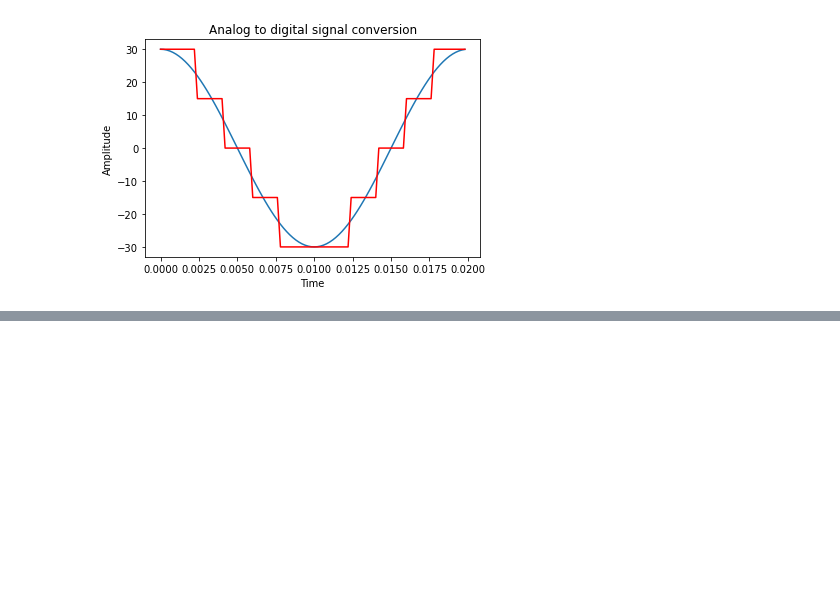
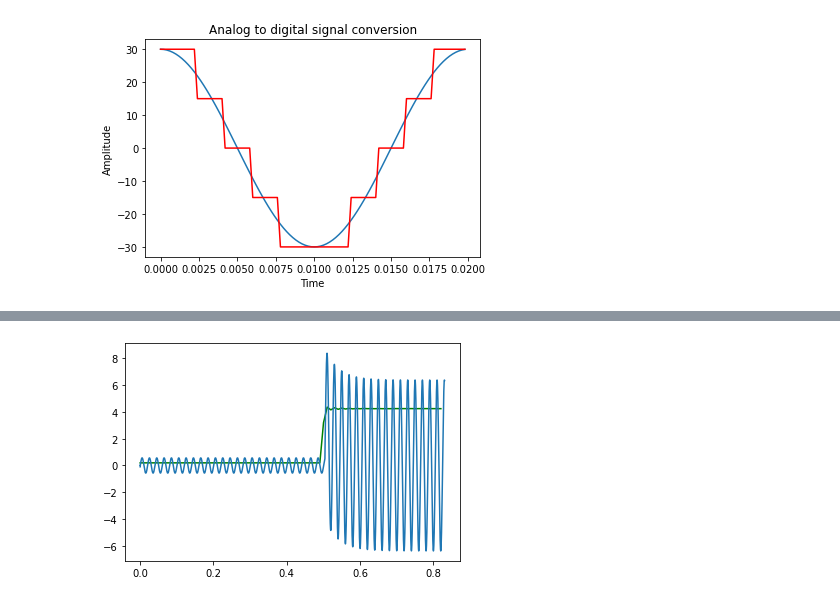
Before and after one commit to andresenrique08/Virtual_Relay_Course, a Jupyter notebook: Pruebitas_notebook.ipynb, the cells around one changed output, grey strips where cells are left out. Cells and saved outputs as stored; diff of their text form; code cells hidden in the pictures; blank space fills up the shorter version.

```diff
--- a/Untitled.ipynb
+++ b/Pruebitas_notebook.ipynb
@@ -173,0 +174,29 @@ quantizing signal size [-4.03874441  4.03874441  4.03874441  4.03874441  8.07748
+# %%
+# time, quantizing_signal: These are the vectors for the digital signal
+fs_cycle = fs/fk
+N=np.int(fs_cycle/2)
+N_tot = np.int(len(quantizing_signal)/N)
+Xc = [0]*N_tot
+Xs = [0]*N_tot
+t = [0]*N_tot
+
+#print(N)
+for i in np.arange(N_tot):
+    xi=quantizing_signal[i*N:i*N+N]
+    t[i]=time[i*N]
+    Xc_sum = 0
+    Xs_sum = 0
+    for k in np.arange(N):
+        Xc_temp=xi[k]*np.cos(2*np.pi*k/N)
+        Xc_sum=Xc_sum+Xc_temp
+        Xs_temp=xi[k]*np.sin(2*np.pi*k/N)
+        Xs_sum=Xs_sum+Xs_temp
+
+    Xc[i]= -np.pi/(2*N)*Xc_sum
+    Xs[i]= np.pi/(2*N)* Xs_sum
+
+X = np.sqrt(np.power(Xc,2)+np.power(Xs,2))
+plt.plot (t,  X, 'g-');
+plt.plot (time,  IA_Filtered  );
+# %% [output]
+[figure, added]
```
Also changed, not shown: parts of 3 cells of this notebook, 1 other file.
